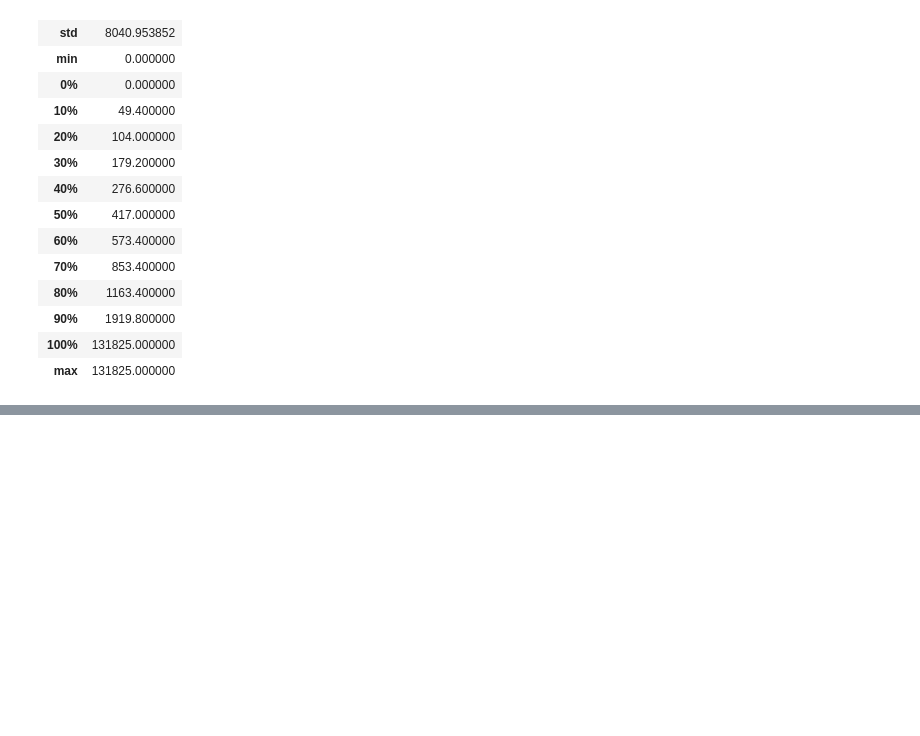
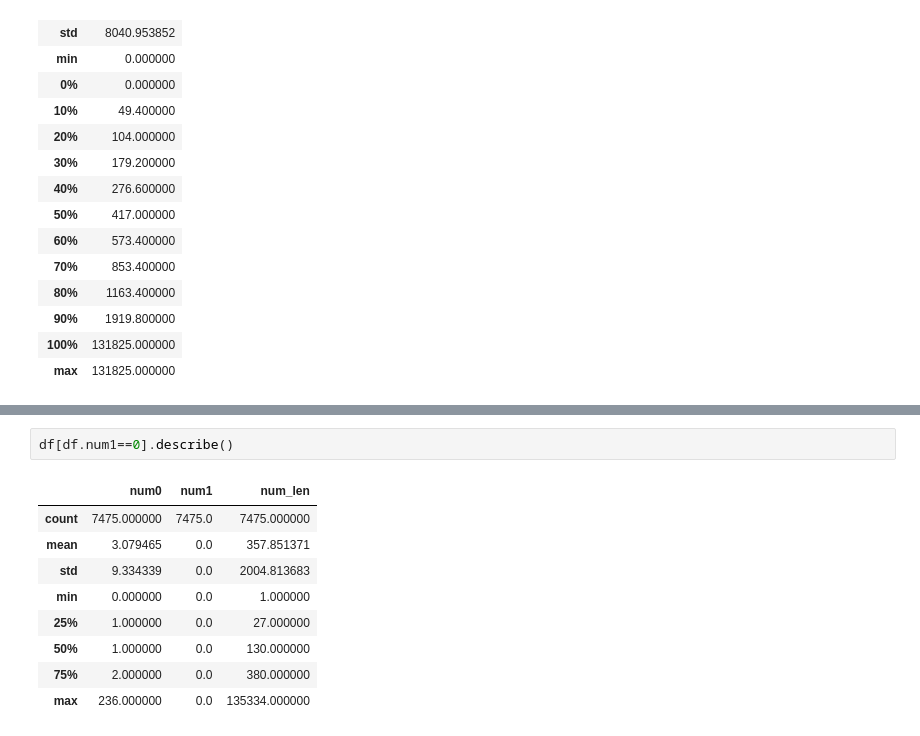
Before and after one commit to AxotZero/esun_sar_baseline, a Jupyter notebook: src/analysis_preprocess.ipynb, the cells around one changed output, grey strips where cells are left out. Drawn from its saved outputs; the diff is of its cells as text; blank space fills up the shorter version.

```diff
--- a/src/process_data/analysis_preprocess.ipynb
+++ b/src/analysis_preprocess.ipynb
@@ -287,0 +360,12 @@ display(pd.DataFrame(data=test_mask, columns=['test']).describe(percentiles=np.l
+# %%
+df[df.num1==0].describe()
+# %% [output]
+|  | num0 | num1 | num_len |
+| count | 7475.000000 | 7475.0 | 7475.000000 |
+| mean | 3.079465 | 0.0 | 357.851371 |
+| std | 9.334339 | 0.0 | 2004.813683 |
+| min | 0.000000 | 0.0 | 1.000000 |
+| 25% | 1.000000 | 0.0 | 27.000000 |
+| 50% | 1.000000 | 0.0 | 130.000000 |
+| 75% | 2.000000 | 0.0 | 380.000000 |
+| max | 236.000000 | 0.0 | 135334.000000 |
```
Also changed, not shown: parts of 10 cells of this notebook, 8 other files.
